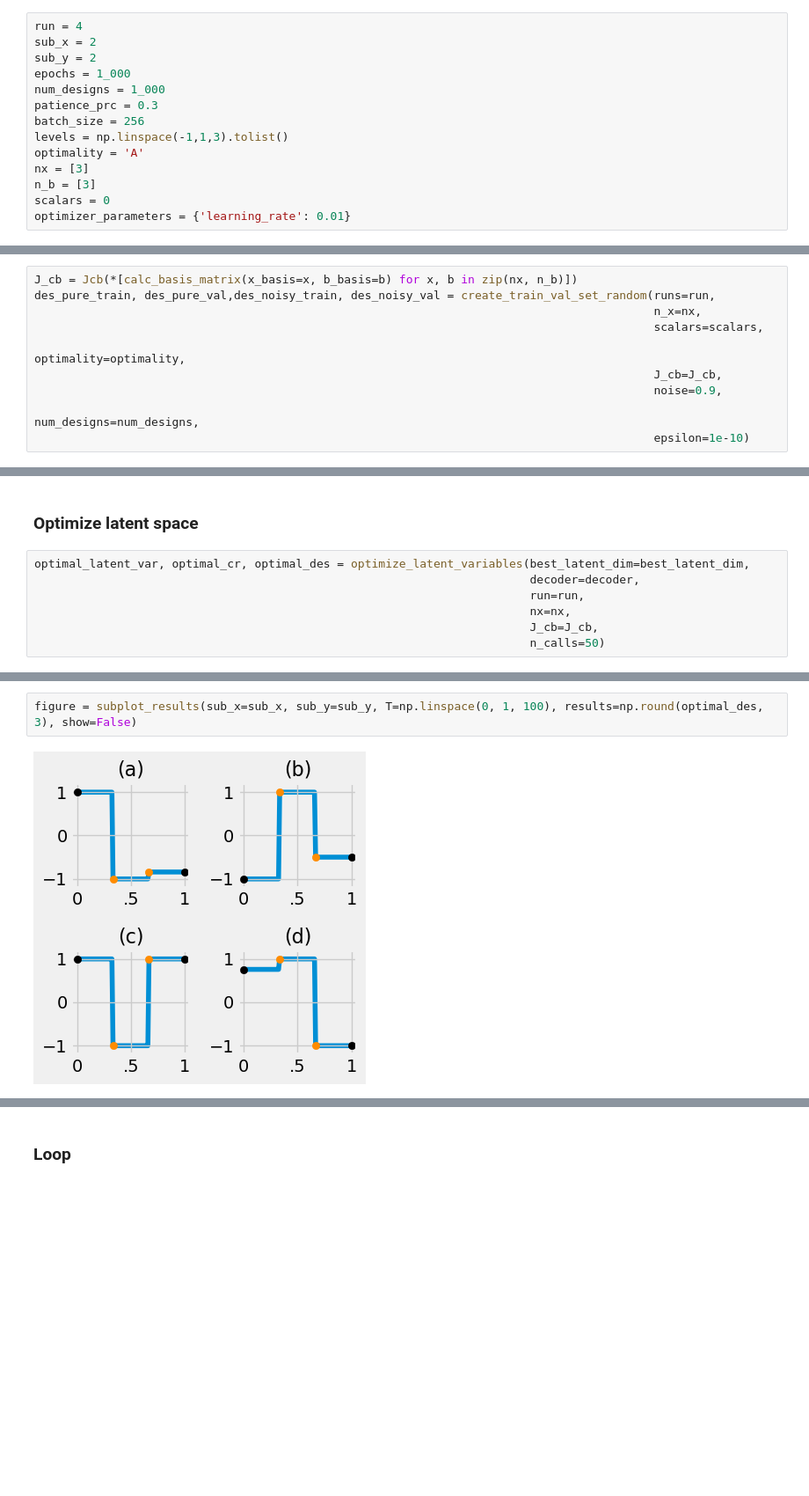
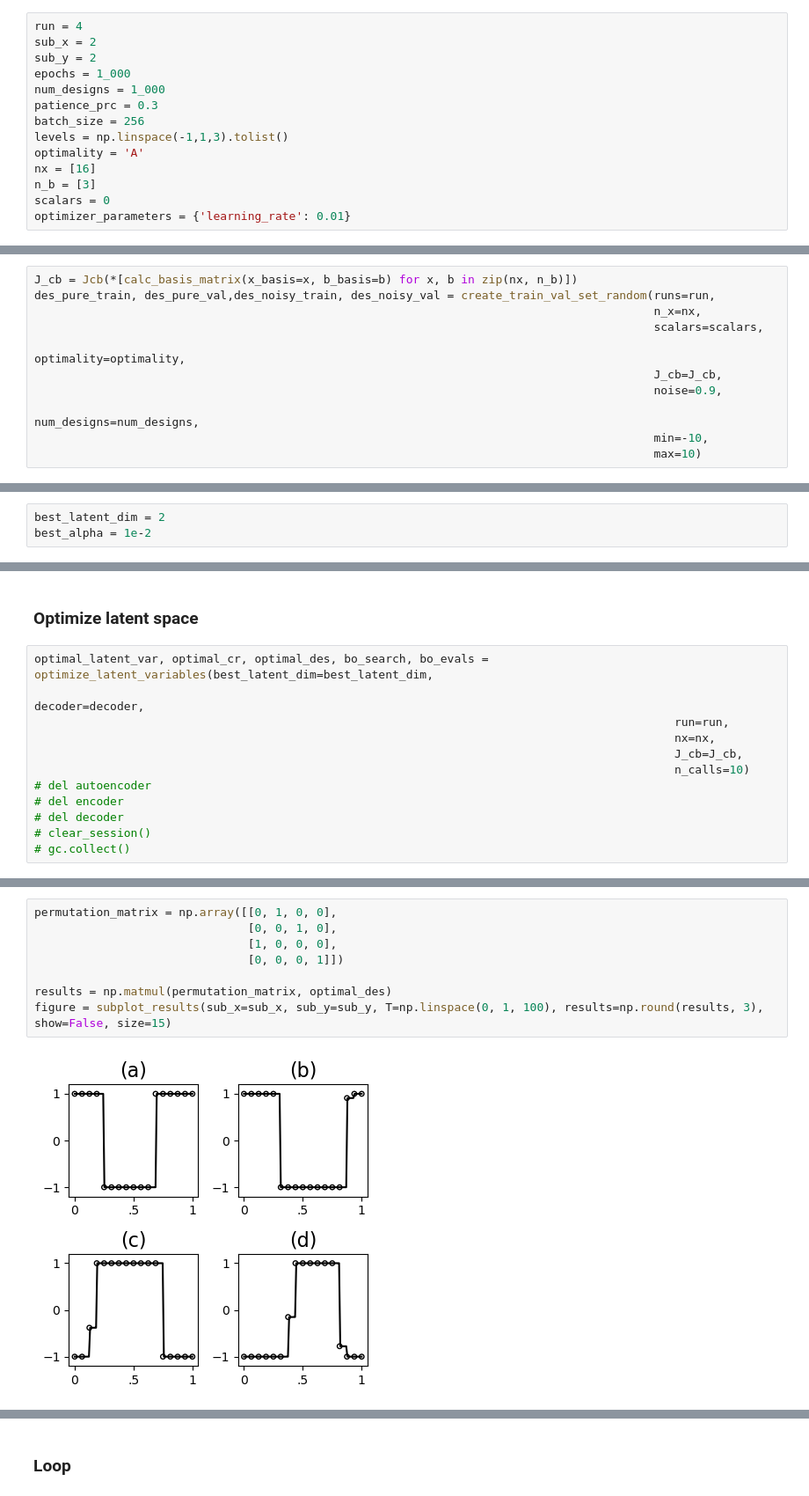
Before and after one commit to TedOiler/dexpy, a Jupyter notebook: v2/BO-ae-tune.ipynb, the cells around one changed output, grey strips where cells are left out. Shown at 88% size. Cells and saved outputs as stored; diff of their text form; blank space fills up the shorter version.

Commit message:
final cleanup for paper results

```diff
--- a/v2/BO-ae-tune.ipynb
+++ b/v2/BO-ae-tune.ipynb
@@ -25,7 +29,7 @@ patience_prc = 0.3
 batch_size = 256
 levels = np.linspace(-1,1,3).tolist()
 optimality = 'A'
-nx = [3]
+nx = [16]
 n_b = [3]
 scalars = 0
 optimizer_parameters = {'learning_rate': 0.01}
@@ -40,7 +44,8 @@ des_pure_train, des_pure_val,des_noisy_train, des_noisy_val = create_train_val_s
                                                                                           J_cb=J_cb,
                                                                                           noise=0.9,
                                                                                           num_designs=num_designs,
-                                                                                          epsilon=1e-10)
+                                                                                          min=-10,
+                                                                                          max=10)
 # %% [markdown]
 ### Hyperparameter tuning
 # %%
@@ -75,3 +81,6 @@ Best alpha: 1e-06
+# %%
+best_latent_dim = 2
+best_alpha = 1e-2
 # %% [markdown]
 ### Create and Train NN
 # %%
@@ -111,11 +125,16 @@ Epoch 524/1000
 # %% [markdown]
 ### Optimize latent space
 # %%
-optimal_latent_var, optimal_cr, optimal_des = optimize_latent_variables(best_latent_dim=best_latent_dim,
-                                                                        decoder=decoder,
-                                                                        run=run,
-                                                                        nx=nx,
-                                                                        J_cb=J_cb,
-                                                                        n_calls=50)
+optimal_latent_var, optimal_cr, optimal_des, bo_search, bo_evals = optimize_latent_variables(best_latent_dim=best_latent_dim,
+                                                                                             decoder=decoder,
+                                                                                             run=run,
+                                                                                             nx=nx,
+                                                                                             J_cb=J_cb,
+                                                                                             n_calls=10)
+# del autoencoder
+# del encoder
+# del decoder
+# clear_session()
+# gc.collect()
 # %% [output]
 Iteration No: 1 started. Evaluating function at random point.
@@ -137,5 +156,11 @@ Current minimum: 386.4120
 1/1 [==============================] - 0s 8ms/step
 # %%
-figure = subplot_results(sub_x=sub_x, sub_y=sub_y, T=np.linspace(0, 1, 100), results=np.round(optimal_des, 3), show=False)
+permutation_matrix = np.array([[0, 1, 0, 0],
+                               [0, 0, 1, 0],
+                               [1, 0, 0, 0],
+                               [0, 0, 0, 1]])
+
+results = np.matmul(permutation_matrix, optimal_des)
+figure = subplot_results(sub_x=sub_x, sub_y=sub_y, T=np.linspace(0, 1, 100), results=np.round(results, 3), show=False, size=15)
 # %% [output]
-[figure, old version]
+[figure, new version]
```
Also changed, not shown: parts of 21 cells of this notebook, 13 other files.
